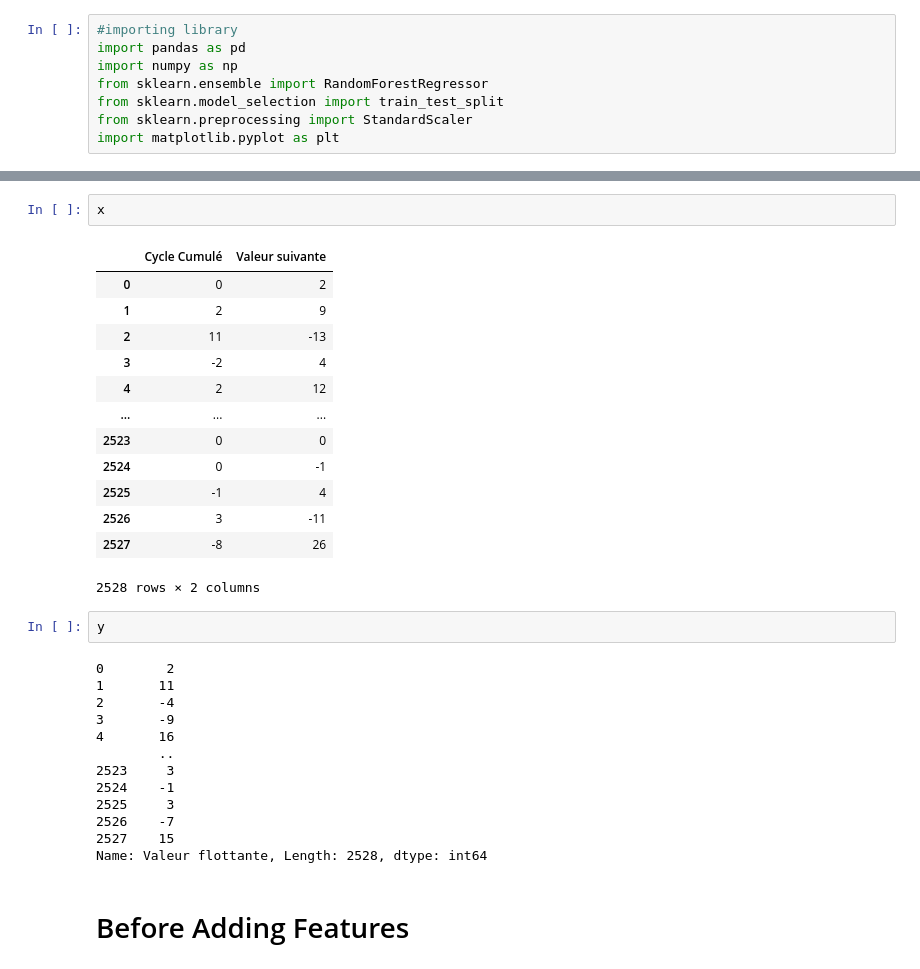
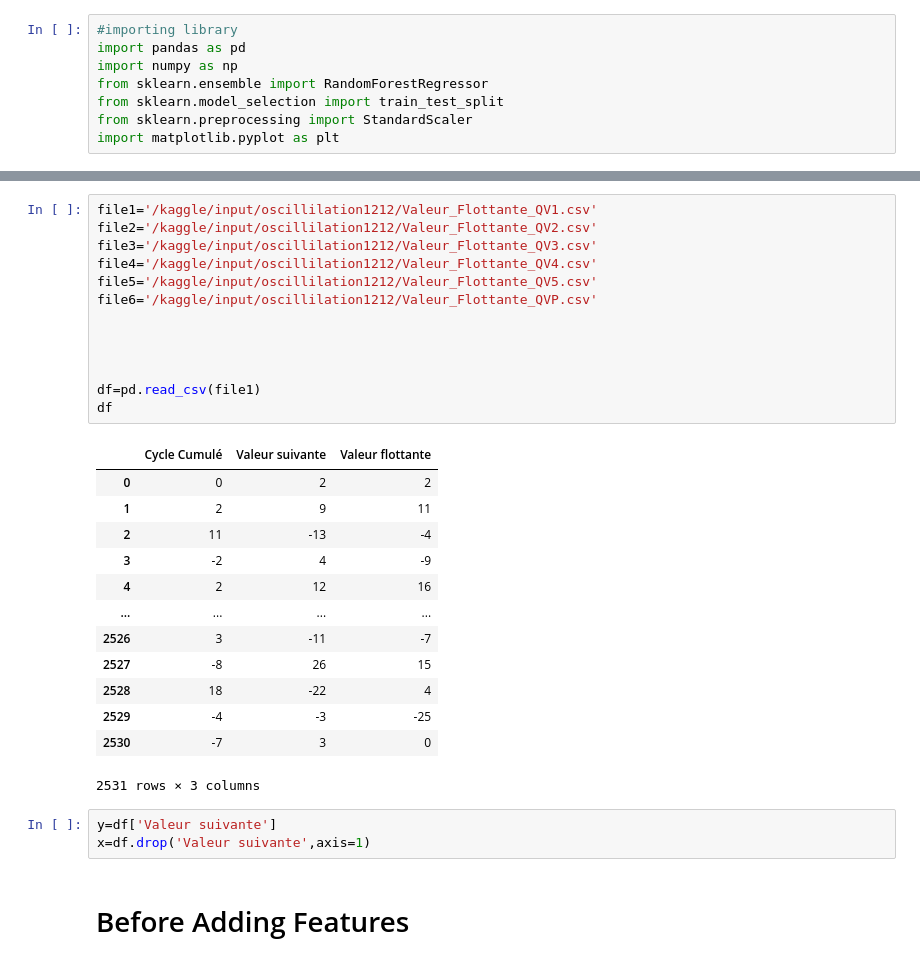
Before and after one commit to vijays4404/TimeSeries, a Jupyter notebook: oscillation-prediction.ipynb, the cells around one changed output, grey strips where cells are left out. Saved outputs shown, nothing was run; the diff lists cells and outputs as text.

```diff
--- a/oscillation-prediction.ipynb
+++ b/oscillation-prediction.ipynb
@@ -28,34 +11,33 @@ df
-# %%
-x
-# %% [output]
-|  | Cycle Cumulé | Valeur suivante |
-| 0 | 0 | 2 |
-| 1 | 2 | 9 |
-| 2 | 11 | -13 |
-| 3 | -2 | 4 |
-| 4 | 2 | 12 |
-| ... | ... | ... |
-| 2523 | 0 | 0 |
-| 2524 | 0 | -1 |
-| 2525 | -1 | 4 |
-| 2526 | 3 | -11 |
-| 2527 | -8 | 26 |
-2528 rows × 2 columns
-# %%
-y
-# %% [output]
-0        2
-1       11
-2       -4
-3       -9
-4       16
-        ..
-2523     3
-2524    -1
-2525     3
-2526    -7
-2527    15
-Name: Valeur flottante, Length: 2528, dtype: int64
+# %%
+file1='/kaggle/input/oscillilation1212/Valeur_Flottante_QV1.csv'
+file2='/kaggle/input/oscillilation1212/Valeur_Flottante_QV2.csv'
+file3='/kaggle/input/oscillilation1212/Valeur_Flottante_QV3.csv'
+file4='/kaggle/input/oscillilation1212/Valeur_Flottante_QV4.csv'
+file5='/kaggle/input/oscillilation1212/Valeur_Flottante_QV5.csv'
+file6='/kaggle/input/oscillilation1212/Valeur_Flottante_QVP.csv'
+
+
+
+
+df=pd.read_csv(file1)
+df
+# %% [output]
+|  | Cycle Cumulé | Valeur suivante | Valeur flottante |
+| 0 | 0 | 2 | 2 |
+| 1 | 2 | 9 | 11 |
+| 2 | 11 | -13 | -4 |
+| 3 | -2 | 4 | -9 |
+| 4 | 2 | 12 | 16 |
+| ... | ... | ... | ... |
+| 2526 | 3 | -11 | -7 |
+| 2527 | -8 | 26 | 15 |
+| 2528 | 18 | -22 | 4 |
+| 2529 | -4 | -3 | -25 |
+| 2530 | -7 | 3 | 0 |
+2531 rows × 3 columns
+# %%
+y=df['Valeur suivante']
+x=df.drop('Valeur suivante',axis=1)
 # %% [markdown]
 # Before Adding Features
 # %%
```
Also changed, not shown: parts of 29 cells of this notebook.
